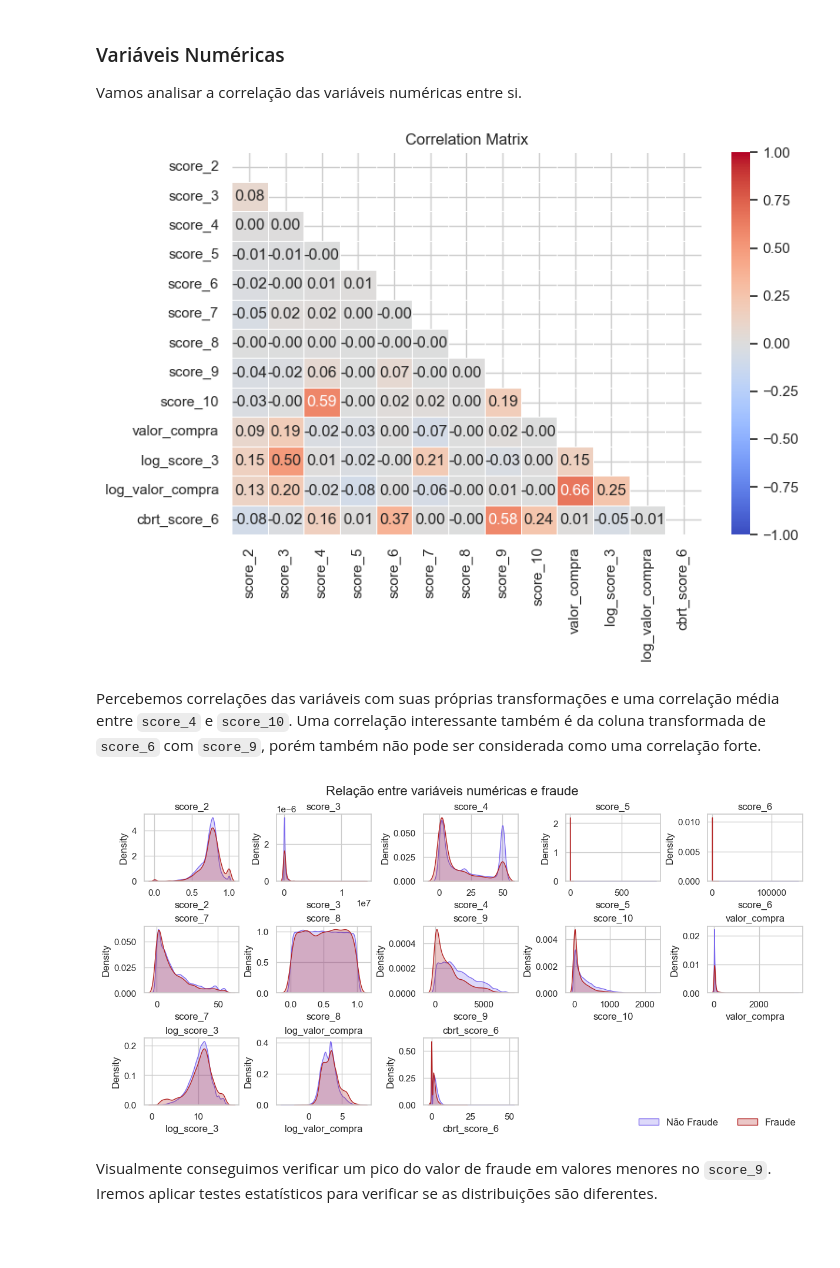
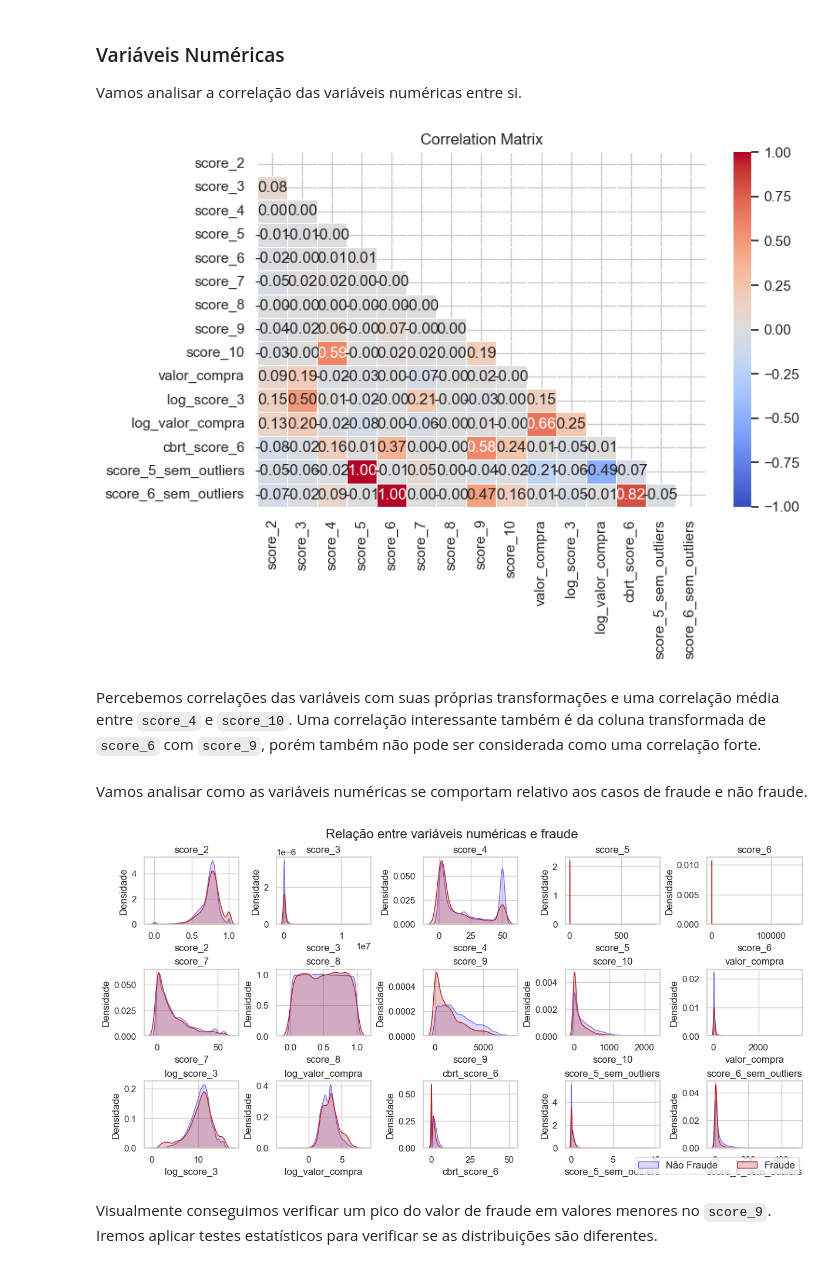
Before and after one commit to renneruan/fraud-detection, a Jupyter notebook: notebooks/2-eda.ipynb, the cells around one changed output. Saved outputs shown, nothing was run; the diff lists cells and outputs as text; code cells hidden in the pictures; blank space fills up the shorter version.

```diff
--- a/notebooks/2-eda.ipynb
+++ b/notebooks/2-eda.ipynb
@@ -348,9 +380,15 @@ sns.histplot(
     edgecolor="black",
 )
 
-axes[0][0].set_title("Distribuição de valor_compra")
-axes[0][1].set_title(f"Boxplot de valor_compra")
-axes[1][0].set_title(f"Distribuição após transformação logarítmica de valor_compra")
+titles = [
+    "Distribuição de valor_compra",
+    "Boxplot de valor_compra",
+    "Distribuição após transformação logarítmica de valor_compra",
+]
+
+for ax, title in zip([axes[0, 0], axes[0, 1], axes[1, 0]], titles):
+    ax.set_title(title, fontsize=12)
+
 axes[1, 1].axis("off")
 
 # plt.suptitle("Distribuições de valor_compra", fontsize=16)
@@ -408,6 +446,7 @@ for ax, col in zip(axes.flat, df[low_options_columns]):
 
     ax.set_xticks(range(0, len(df[col].unique()), 5))
     ax.set_xlim(-0.5, len(df[col].unique()) - 0.5)
+    ax.set_ylabel("Quantia")
     ax.set_title(f"Distribuição de {col}")
 
 
@@ -478,0 +524,3 @@ Aplicamos uma transformação cúbica ao `score_6` para tentarmos uma melhoria e
+# %%
+score_6_sem_outliers = df[df["score_6"] < 483]["score_6"]
+df_copy["score_6_sem_outliers"] = score_6_sem_outliers
@@ -596,0 +679,9 @@ Para as variáveis de `produto`, `categoria_produto` vamos análisá-los apenas
+# %%
+frequentes = df["categoria_produto"].value_counts()
+categorias_validas = frequentes[frequentes > 2].index
+
+df_copy["categoria_produto_reduzida"] = df["categoria_produto"]
+df_copy.loc[
+    ~df_copy["categoria_produto"].isin(categorias_validas),
+    "categoria_produto_reduzida",
+] = "Outros"
@@ -668,36 +784,40 @@ numeric_columns = [
     "score_3",
     "score_4",
     "score_5",
     "score_6",
     "score_7",
     "score_8",
     "score_9",
     "score_10",
     "valor_compra",
     "log_score_3",
     "log_valor_compra",
     "cbrt_score_6",
+    "score_5_sem_outliers",
+    "score_6_sem_outliers",
 ]
 corr_matrix = df_copy[numeric_columns].corr()
 mask = np.triu(np.ones_like(corr_matrix, dtype=bool))
 plt.figure(figsize=(8, 6))
 sns.heatmap(
     corr_matrix,
     mask=mask,
     annot=True,
     cmap="coolwarm",
     fmt=".2f",
     linewidths=0.5,
     vmin=-1,
     vmax=1,
 )
 plt.title("Correlation Matrix")
 plt.tight_layout()
 plt.show()
 # %% [output]
-[figure, old version]
+[figure, new version]
 # %% [markdown]
 Percebemos correlações das variáveis com suas próprias transformações e uma correlação média entre `score_4` e `score_10`. Uma correlação interessante também é da coluna transformada de `score_6` com `score_9`, porém também não pode ser considerada como uma correlação forte.
+# %% [markdown]
+Vamos analisar como as variáveis numéricas se comportam relativo aos casos de fraude e não fraude.
 # %%
 fraud_sales = df_copy[df_copy["fraude"] == 1]
 non_fraud_sales = df_copy[df_copy["fraude"] == 0]
@@ -712,27 +832,28 @@ for ax, col in zip(axes.flat, df_copy[numeric_columns]):
         color="mediumslateblue",
         ax=ax,
     )
-    sns.kdeplot(fraud_sales[col], label="Fraude", fill=True, color="firebrick", ax=ax)
+    sns.kdeplot(
+        fraud_sales[col], label="Fraude", fill=True, color="firebrick", ax=ax
+    )
 
     ax.set_title(f"{col}")
     ax.set_xlabel(col)
+    ax.set_ylabel("Densidade")
     # ax.legend()
 
 fig.legend(
-    labels=["Não Fraude", "Fraude"],  # Match labels from kdeplot
-    loc="lower right",  # Position the legend in the lower right corner
+    labels=["Não Fraude", "Fraude"],
+    loc="lower right",
     fontsize=12,
-    ncol=2,  # Number of columns in the legend
-    bbox_to_anchor=(1, 0),  # Adjust the position slightly to ensure it fits
-    frameon=False,
+    ncol=2,
+    bbox_to_anchor=(1, 0),
+    frameon=True,
 )
 
-axes[2][3].axis("off")
-axes[2][4].axis("off")
 plt.suptitle("Relação entre variáveis numéricas e fraude", fontsize=16)
 plt.show()
 # %% [output]
-[figure, old version]
+[figure, new version]
 # %% [markdown]
 Visualmente conseguimos verificar um pico do valor de fraude em valores menores no `score_9`. Iremos aplicar testes estatísticos para verificar se as distribuições são diferentes.
 # %% [markdown]
```
Also changed, not shown: parts of 55 cells of this notebook, 4 other files.
